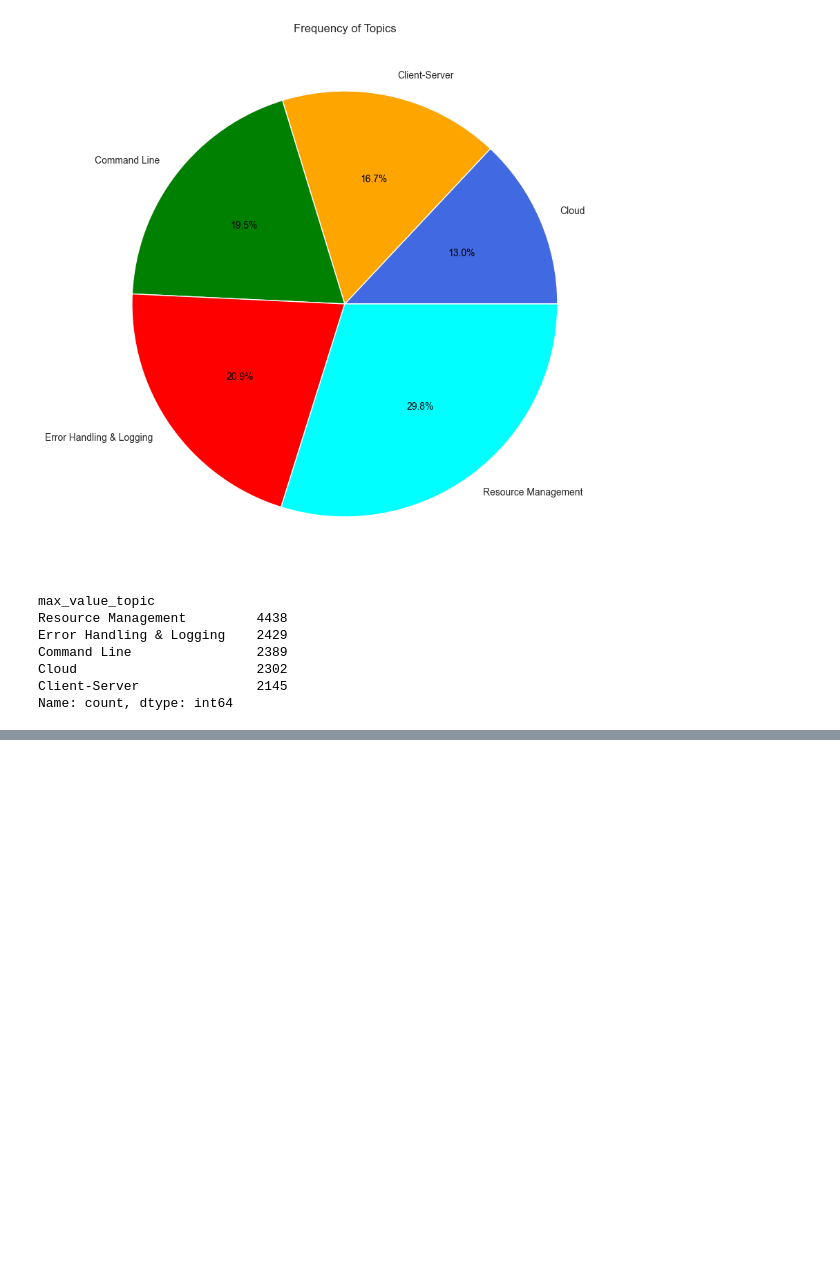
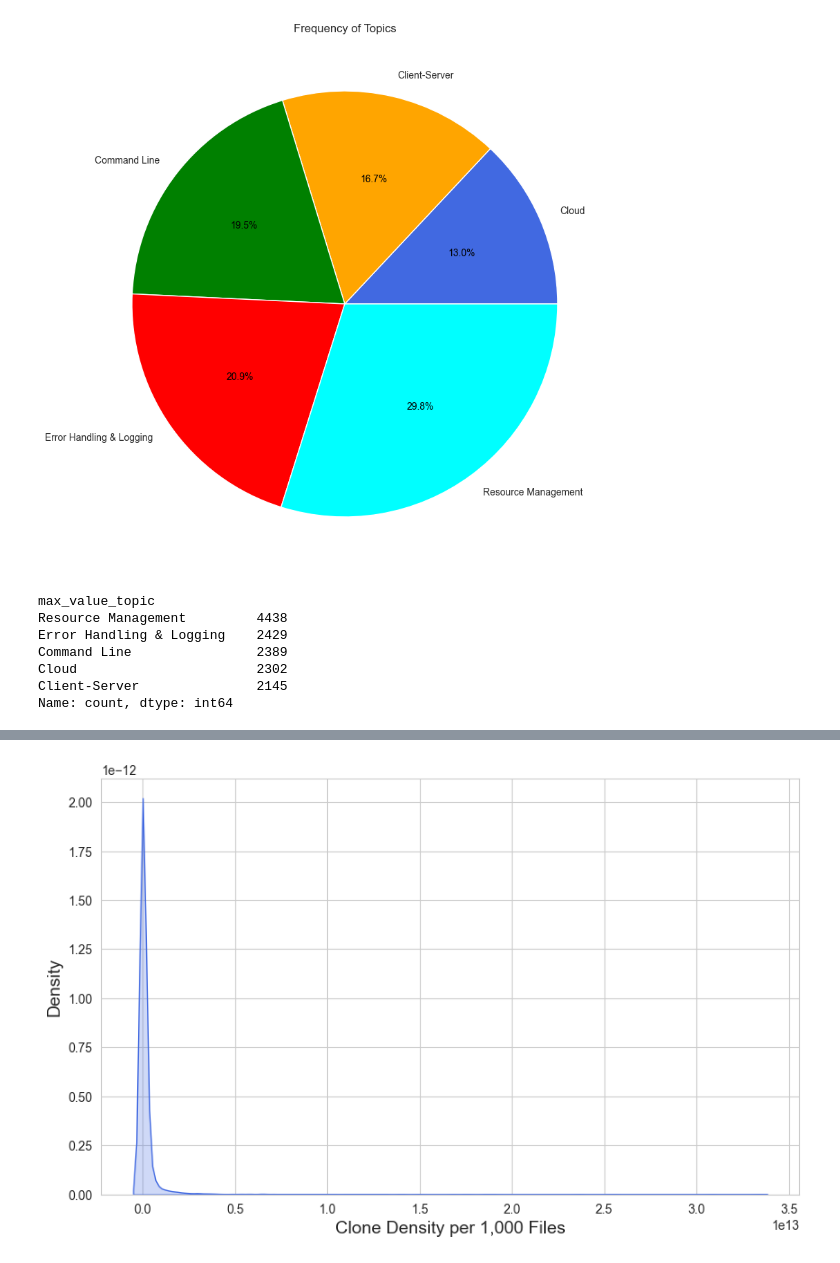
Before and after one commit to jubenitezg/Go-Clone-Thesis, a Jupyter notebook: clone-detection/analysis.ipynb, the cells around one changed output, grey strips where cells are left out. Saved outputs shown, nothing was run; the diff lists cells and outputs as text; code cells hidden in the pictures; blank space fills up the shorter version.

Commit message:
feat: add density analysis

```diff
--- a/clone-detection/analysis.ipynb
+++ b/clone-detection/analysis.ipynb
@@ -332,0 +352,3 @@ Name: count, dtype: int64
+# %%
+tdf['clone_density'] = (tdf['loc.nFiles'] / tdf['similarities']) * 1000
+tdf.head()
@@ -332,0 +363,16 @@ Name: count, dtype: int64
+# %%
+# Assuming df is your DataFrame with the clone density already calculated
+plt.figure(figsize=(10, 6))
+
+# Density Plot
+sb.kdeplot(tdf['clone_density'], fill=True, color='royalblue')
+
+# Adding titles and labels
+# plt.title('Density Plot of Clone Density per 1,000 Files Across Repositories', fontsize=16)
+plt.xlabel('Clone Density per 1,000 Files', fontsize=14)
+plt.ylabel('Density', fontsize=14)
+
+# Display the plot
+plt.show()
+# %% [output]
+[figure, added]
```
Also changed, not shown: parts of 25 cells of this notebook.
